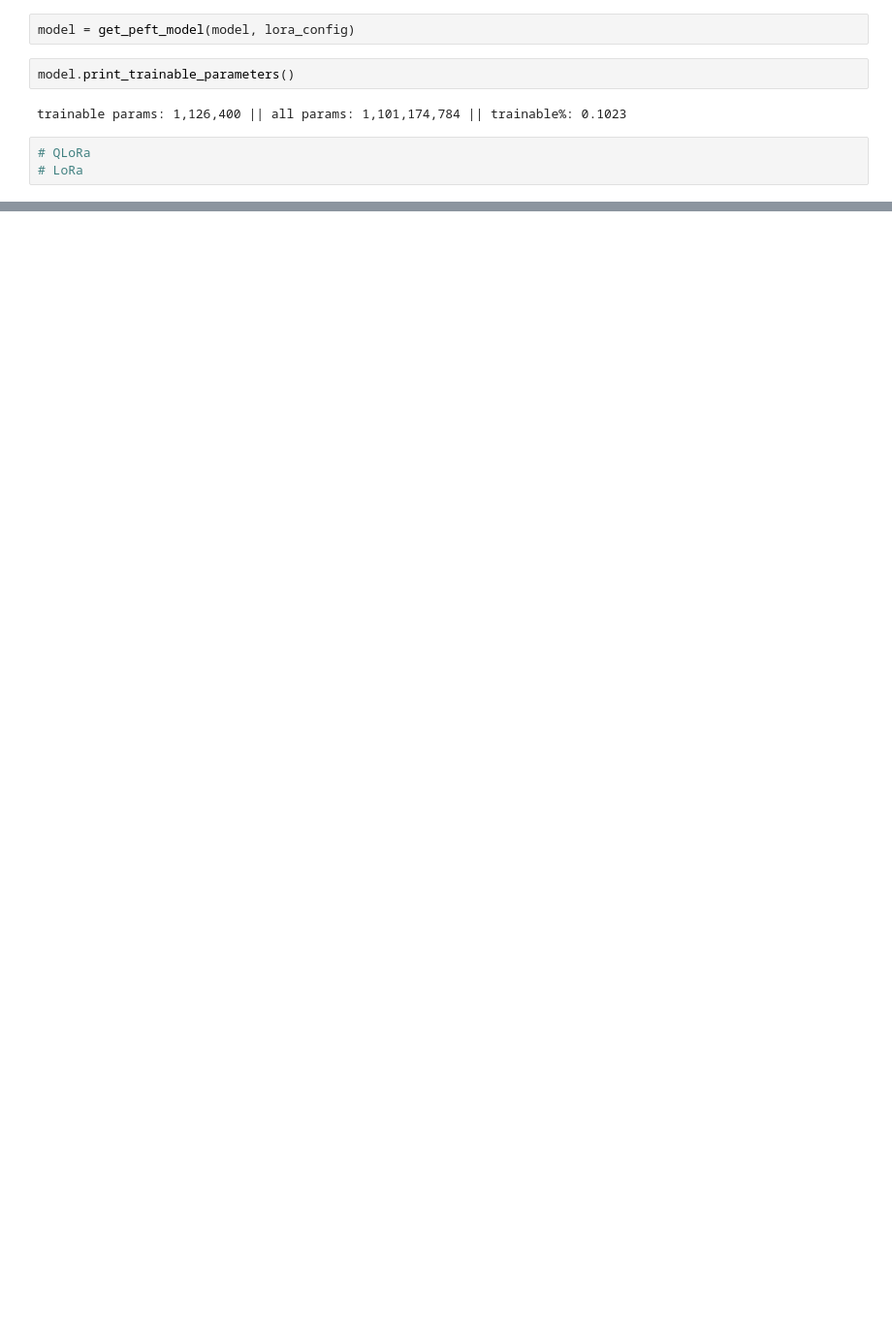
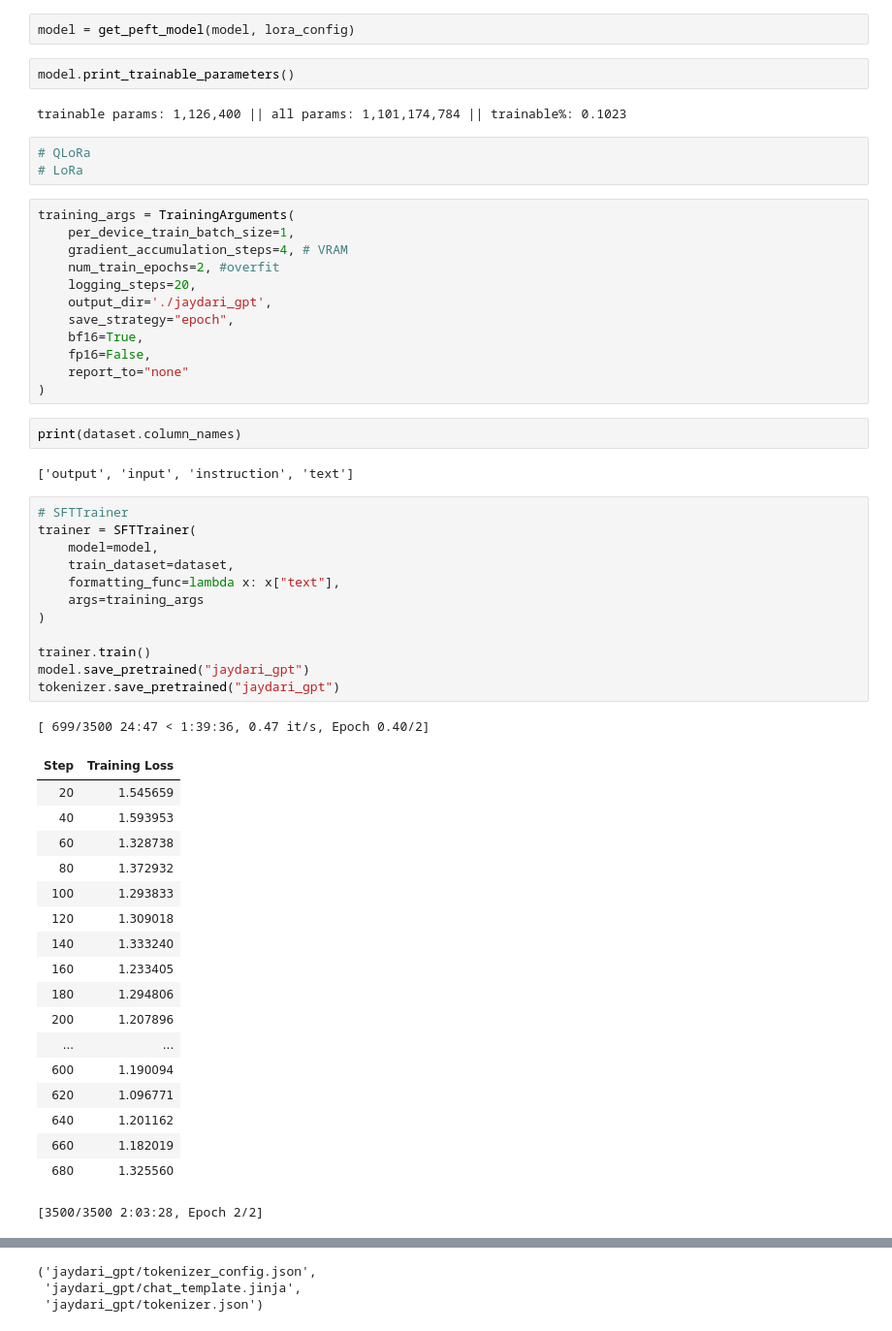
Before and after one commit to NBekhruzbek/jaydariGPT, a Jupyter notebook: jaydari_gpt.ipynb, the cells around one changed output, grey strips where cells are left out. Shown at 97% size. Saved outputs shown, nothing was run; the diff lists cells and outputs as text; blank space fills up the shorter version.

Commit message:
feat: training the model 1st step & should retrain

```diff
--- a/jaydari_gpt.ipynb
+++ b/jaydari_gpt.ipynb
@@ -189,3 +207,51 @@ trainable params: 1,126,400 || all params: 1,101,174,784 || trainable%: 0.1023
 # %%
 # QLoRa
 # LoRa
+# %%
+training_args = TrainingArguments(
+    per_device_train_batch_size=1,
+    gradient_accumulation_steps=4, # VRAM
+    num_train_epochs=2, #overfit
+    logging_steps=20,
+    output_dir='./jaydari_gpt',
+    save_strategy="epoch",
+    bf16=True,
+    fp16=False,
+    report_to="none"
+)
+# %%
+print(dataset.column_names)
+# %% [output]
+['output', 'input', 'instruction', 'text']
+# %%
+# SFTTrainer
+trainer = SFTTrainer(
+    model=model,
+    train_dataset=dataset,
+    formatting_func=lambda x: x["text"],
+    args=training_args
+)
+
+trainer.train()
+model.save_pretrained("jaydari_gpt")
+tokenizer.save_pretrained("jaydari_gpt")
+# %% [output]
+[ 699/3500 24:47 < 1:39:36, 0.47 it/s, Epoch 0.40/2]
+| Step | Training Loss |
+| 20 | 1.545659 |
+| 40 | 1.593953 |
+| 60 | 1.328738 |
+| 80 | 1.372932 |
+| 100 | 1.293833 |
+| 120 | 1.309018 |
+| 140 | 1.333240 |
+| 160 | 1.233405 |
+| 180 | 1.294806 |
+| 200 | 1.207896 |
+| ... | ... |
+| 600 | 1.190094 |
+| 620 | 1.096771 |
+| 640 | 1.201162 |
+| 660 | 1.182019 |
+| 680 | 1.325560 |
+[3500/3500 2:03:28, Epoch 2/2]
@@ -191,0 +275,3 @@ trainable params: 1,126,400 || all params: 1,101,174,784 || trainable%: 0.1023
+('jaydari_gpt/tokenizer_config.json',
+ 'jaydari_gpt/chat_template.jinja',
+ 'jaydari_gpt/tokenizer.json')
```
Also changed, not shown: parts of 14 cells of this notebook.
